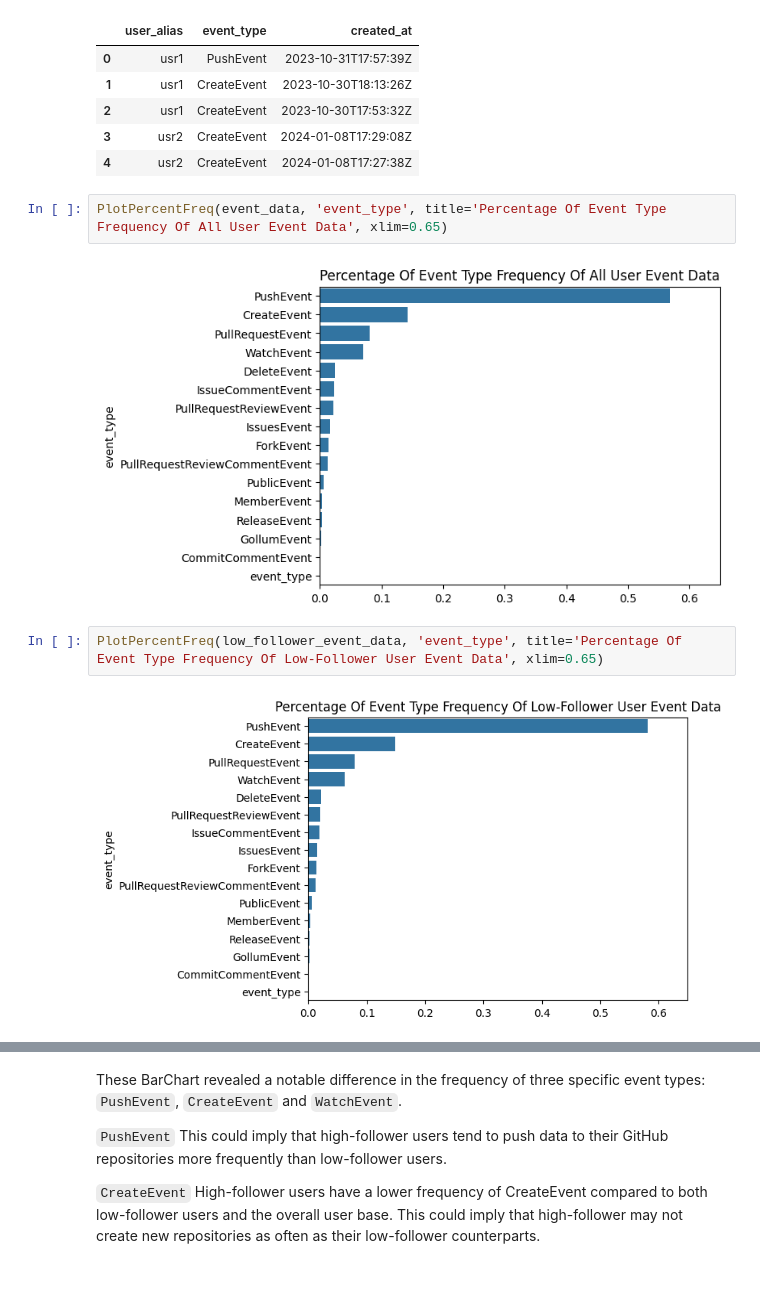
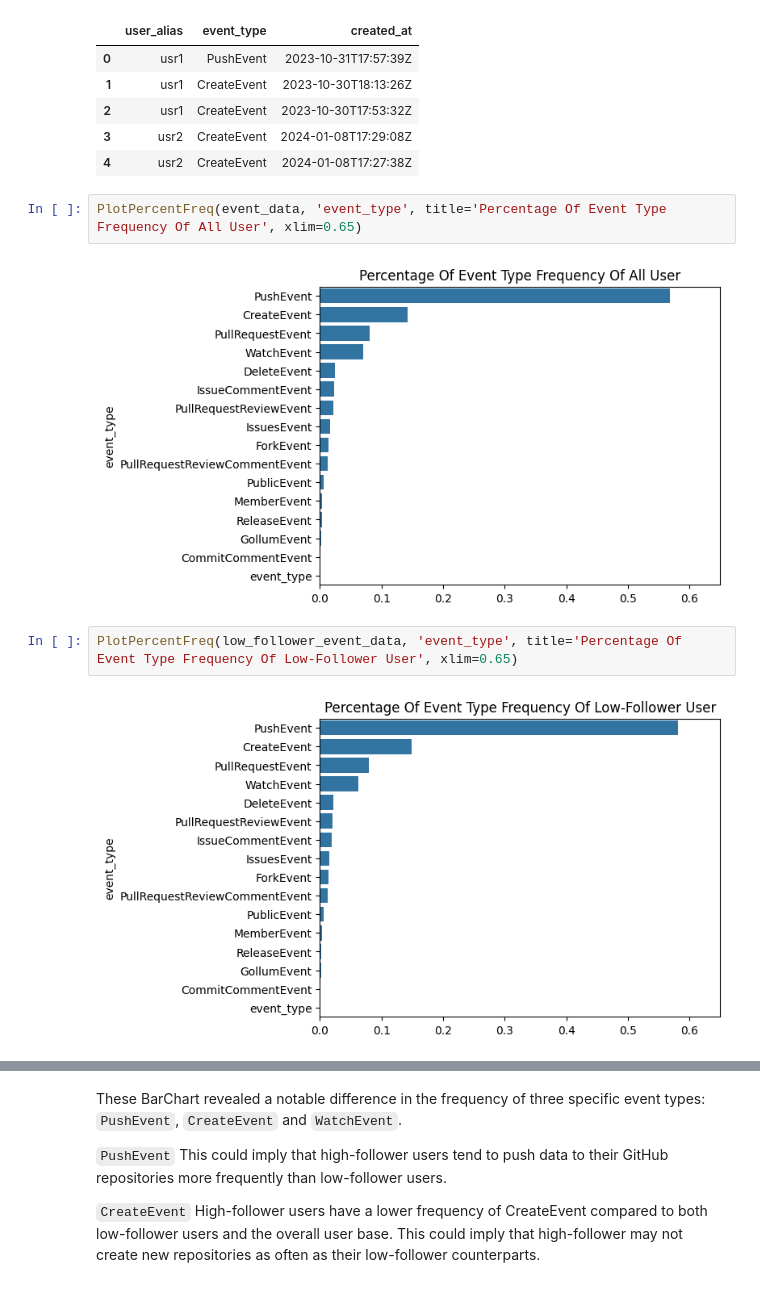
Before and after one commit to kritserv/analyze-how-python-developer-use-github, a Jupyter notebook: data_analysis.ipynb, the cells around one changed output, grey strips where cells are left out. Cells and saved outputs as stored; diff of their text form.

Commit message:
analyze repo data in data analysis notebook

```diff
--- a/data_analysis.ipynb
+++ b/data_analysis.ipynb
@@ -177,11 +195,11 @@ event_data.head()
 | 3 | usr2 | CreateEvent | 2024-01-08T17:29:08Z |
 | 4 | usr2 | CreateEvent | 2024-01-08T17:27:38Z |
 # %%
-PlotPercentFreq(event_data, 'event_type', title='Percentage Of Event Type Frequency Of All User Event Data', xlim=0.65)
+PlotPercentFreq(event_data, 'event_type', title='Percentage Of Event Type Frequency Of All User', xlim=0.65)
 # %% [output]
-[figure, old version]
+[figure, new version]
 # %%
-PlotPercentFreq(low_follower_event_data, 'event_type', title='Percentage Of Event Type Frequency Of Low-Follower User Event Data', xlim=0.65)
+PlotPercentFreq(low_follower_event_data, 'event_type', title='Percentage Of Event Type Frequency Of Low-Follower User', xlim=0.65)
 # %% [output]
-[figure, old version]
+[figure, new version]
 # %%
```
Also changed, not shown: parts of 16 cells of this notebook.
